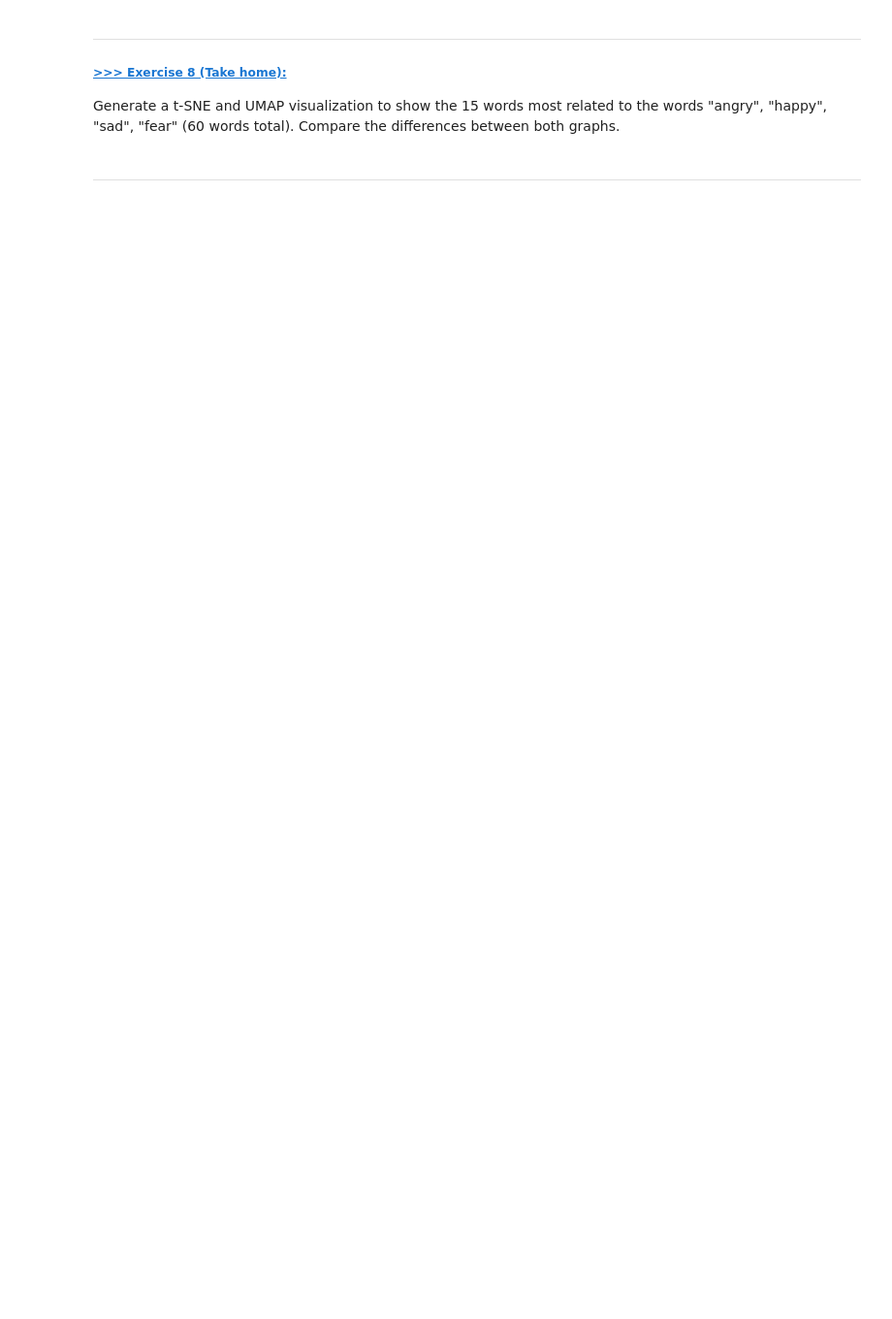
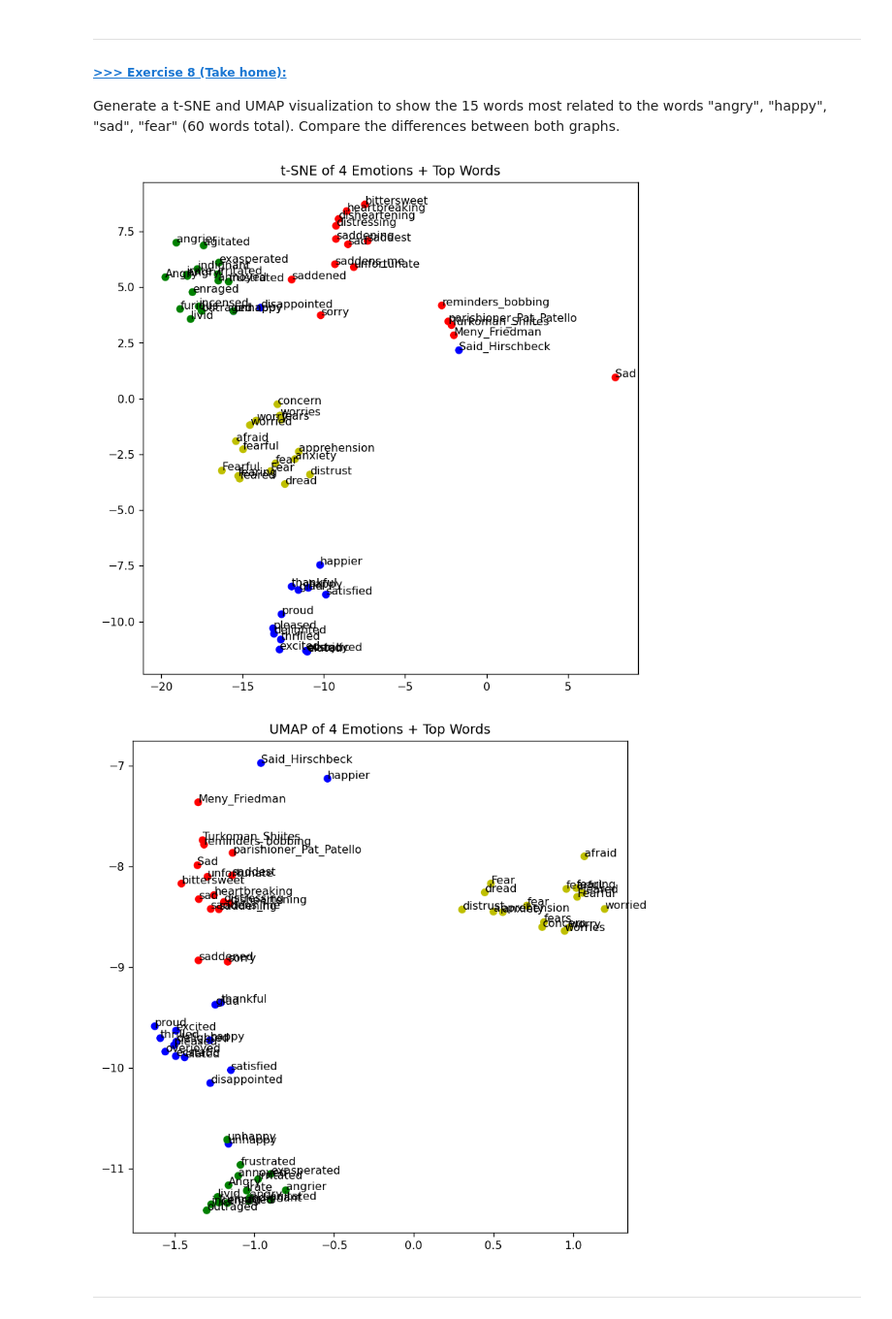
Before and after one commit to Peter-2002/DM2025-Lab2-Exercise, a Jupyter notebook: DM2025-Lab2-Master-Phase_1.ipynb, the cells around one changed output. Shown at 97% size. Saved outputs shown, nothing was run; the diff lists cells and outputs as text; code cells hidden in the pictures; blank space fills up the shorter version.

```diff
--- a/DM2025-Lab2-Master-Phase_1.ipynb
+++ b/DM2025-Lab2-Master-Phase_1.ipynb
@@ -1168,2 +1323,55 @@ Generate a t-SNE and UMAP visualization to show the 15 words most related to the
+# %%
+# Answer here
+import umap.umap_ as umap
+#Parameters
+emotion_words = ['happy', 'angry', 'sad', 'fear']
+topn = 15  # number of most similar words to retrieve per emotion
+color_map = ['b', 'g', 'r', 'y']  # color for each emotion
+
+#Get target words and colors
+target_words = []
+colors = []
+
+for i, word in enumerate(emotion_words):
+    # Include the emotion word itself + top 'topn' similar words
+    words = [word] + [w for w, _ in w2v_google_model.most_similar(word, topn=topn)]
+    target_words.extend(words)
+    colors.extend([color_map[i]] * (topn + 1))  # assign same color to all words of this emotion
+
+#Prepare training data for visualization
+all_words = list(w2v_google_model.index_to_key)
+size = 200  # number of additional random words to include
+word_train = target_words + all_words[:size]
+
+# Get word vectors
+X_train = w2v_google_model[word_train]
+
+#t-SNE Visualization
+from sklearn.manifold import TSNE
+tsne = TSNE(n_components=2, random_state=42, perplexity=30, max_iter=1000)
+
+X_tsne = tsne.fit_transform(X_train)
+
+plt.figure(figsize=(8,8), dpi=115)
+plt.scatter(X_tsne[:len(target_words), 0], X_tsne[:len(target_words), 1], c=colors)
+for label, x, y in zip(target_words, X_tsne[:len(target_words), 0], X_tsne[:len(target_words), 1]):
+    plt.annotate(label, xy=(x, y), xytext=(0, 0), textcoords='offset points')
+plt.title('t-SNE of 4 Emotions + Top Words')
+plt.show()
+
+
+umap_model = umap.UMAP(n_components=2, random_state=42)
+
+X_umap = umap_model.fit_transform(X_train)
+
+plt.figure(figsize=(8,8), dpi=115)
+plt.scatter(X_umap[:len(target_words), 0], X_umap[:len(target_words), 1], c=colors)
+for label, x, y in zip(target_words, X_umap[:len(target_words), 0], X_umap[:len(target_words), 1]):
+    plt.annotate(label, xy=(x, y), xytext=(0, 0), textcoords='offset points')
+plt.title('UMAP of 4 Emotions + Top Words')
+plt.show()
+# %% [output]
+[figure, added]
+[figure, added]
 # %% [markdown]
 ---
```
Also changed, not shown: parts of 40 cells of this notebook.
